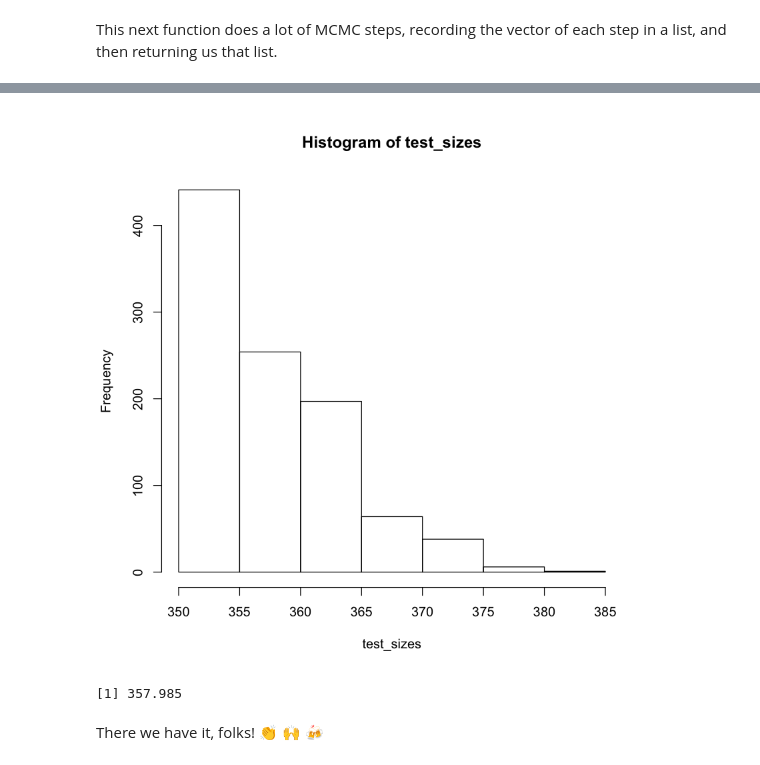
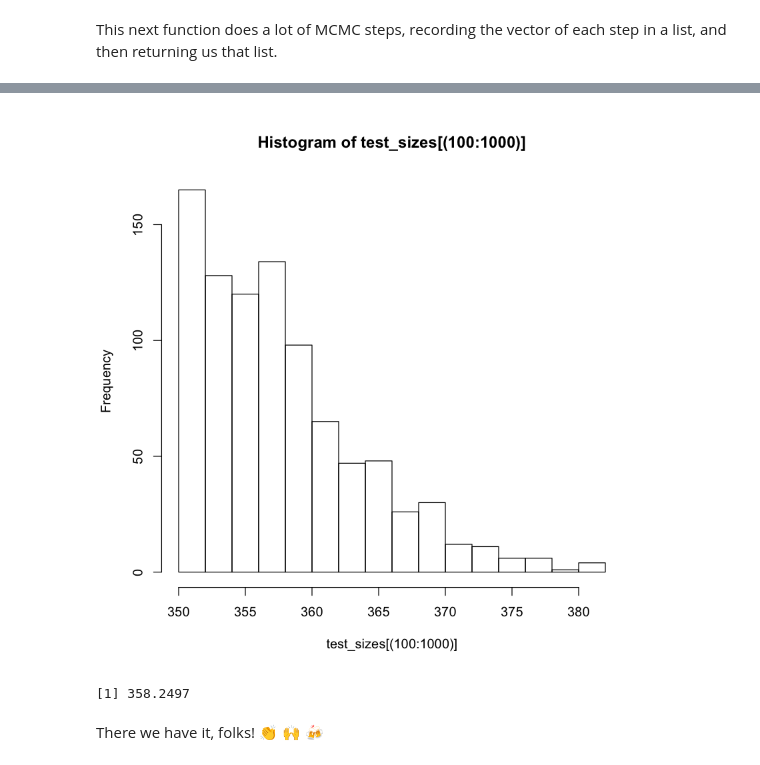
Before and after one commit to franklinmarsh/computational_statistics, a Jupyter notebook: hw3.ipynb, the cells around one changed output, grey strips where cells are left out. Cells and saved outputs as stored; diff of their text form; code cells hidden in the pictures.

```diff
--- a/hw3.ipynb
+++ b/hw3.ipynb
@@ -261,10 +315,10 @@ plot(test_sizes, type = 'l') #plot size as a function of MCMC iteration
 # %%
-hist(test_sizes) #examine the distribution of sizes in the MCMC iteration list
+hist(test_sizes[(100:1000)]) #examine the distribution of sizes in the MCMC iteration list
 # %% [output]
-[figure, old version]
+[figure, new version]
 # %%
-print(mean(test_sizes)) #compute the average size of a "big" permutation
+print(mean(test_sizes[(100:1000)])) #compute the average size of a "big" permutation
 # %% [output]
-[1] 357.985
+[1] 358.2497
 # %% [markdown]
 There we have it, folks!  👏 🙌 🍻
```
Also changed, not shown: parts of 13 cells of this notebook.
